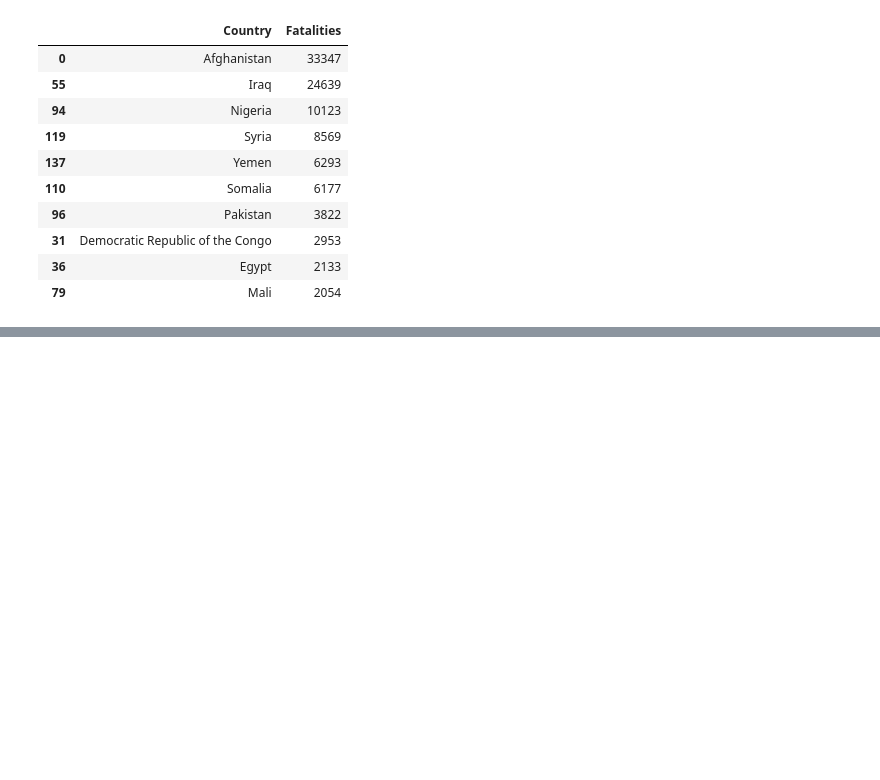
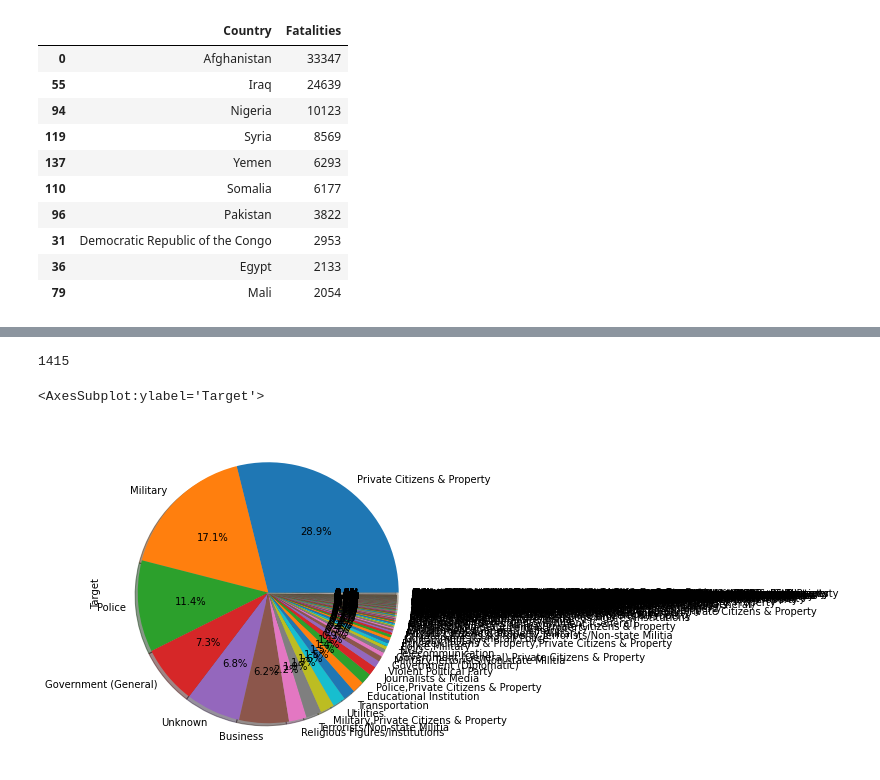
Before and after one commit to devalornir/gtd-project, a Jupyter notebook: test.ipynb, the cells around one changed output, grey strips where cells are left out. Cells and saved outputs as stored; diff of their text form; code cells hidden in the pictures; blank space fills up the shorter version.

```diff
--- a/test.ipynb
+++ b/test.ipynb
@@ -169,0 +175,10 @@ df['Perpetrator'].value_counts().plot(kind='pie', y='Perpetrator', shadow = True
+# %%
+perpetrator_count = len(df['Perpetrator'].unique())
+print(perpetrator_count)
+# %% [output]
+1415
+# %%
+df['Target'].value_counts().plot(kind='pie', y='Target', shadow = True, autopct='%1.1f%%')
+# %% [output]
+<AxesSubplot:ylabel='Target'>
+[figure, added]
```
Also changed, not shown: parts of 38 cells of this notebook, 2 other files.
